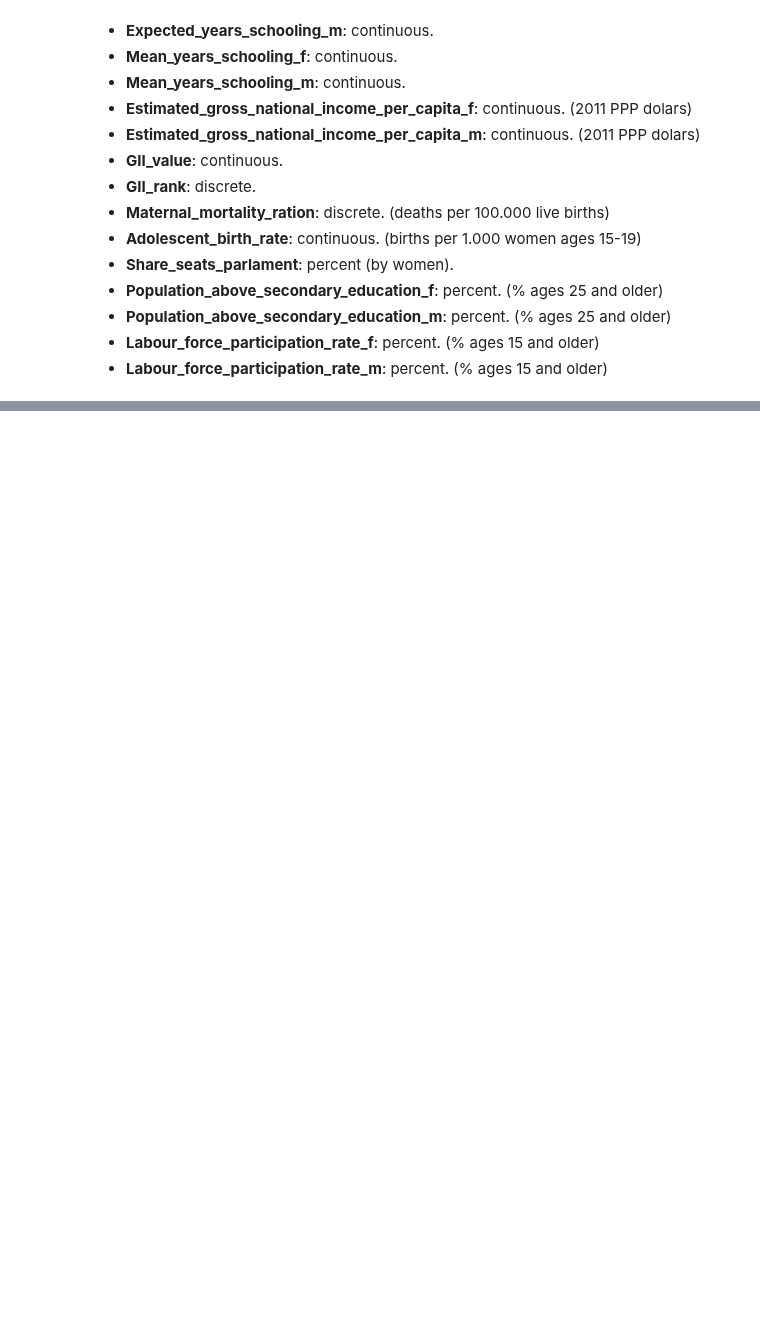
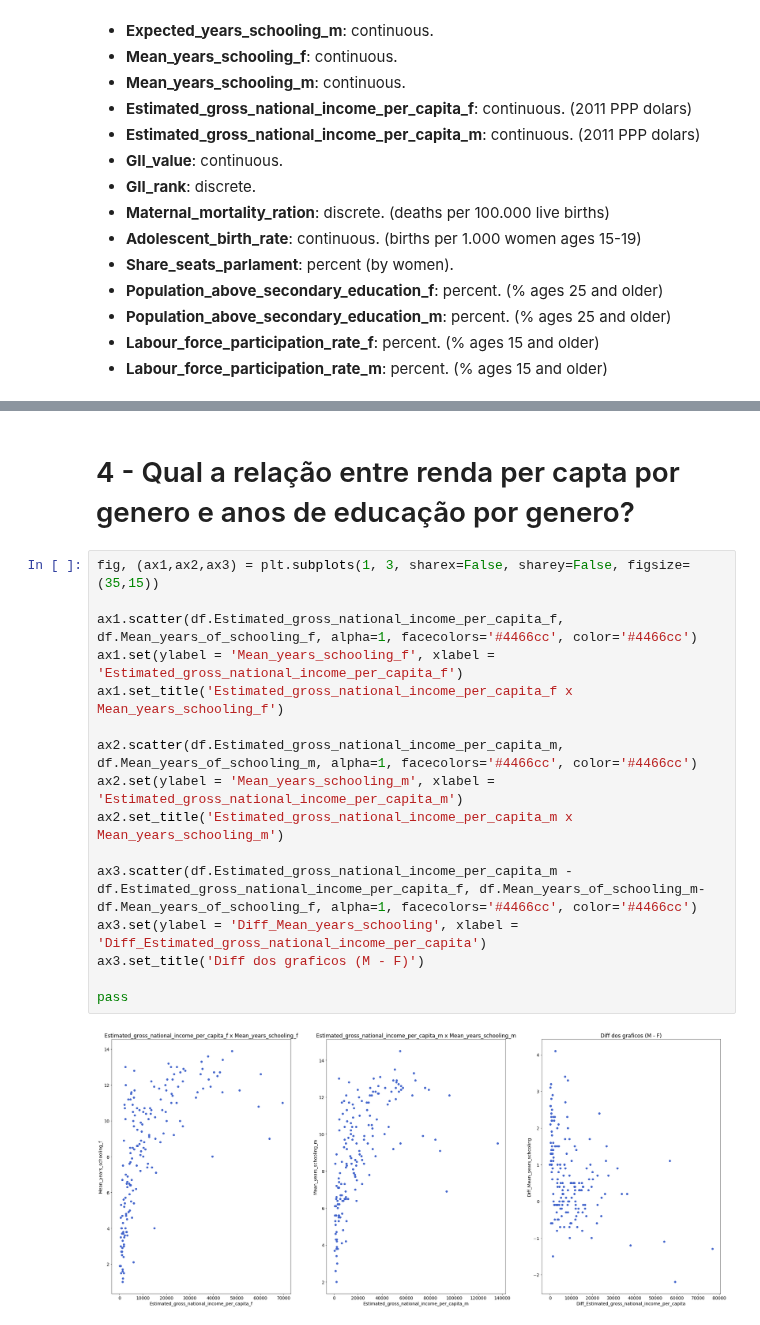
Before and after one commit to Pedro-Magalhaes/Teste, a Jupyter notebook: T1-1.ipynb, the cells around one changed output, grey strips where cells are left out. Drawn from its saved outputs; the diff is of its cells as text; blank space fills up the shorter version.

```diff
--- a/T1-1.ipynb
+++ b/T1-1.ipynb
@@ -192,0 +280,20 @@ pass
+# %% [markdown]
+# 4 - Qual a relação entre renda per capta por genero e anos de educação por genero?
+# %%
+fig, (ax1,ax2,ax3) = plt.subplots(1, 3, sharex=False, sharey=False, figsize=(35,15))
+
+ax1.scatter(df.Estimated_gross_national_income_per_capita_f, df.Mean_years_of_schooling_f, alpha=1, facecolors='#4466cc', color='#4466cc')
+ax1.set(ylabel = 'Mean_years_schooling_f', xlabel = 'Estimated_gross_national_income_per_capita_f')
+ax1.set_title('Estimated_gross_national_income_per_capita_f x Mean_years_schooling_f')
+
+ax2.scatter(df.Estimated_gross_national_income_per_capita_m, df.Mean_years_of_schooling_m, alpha=1, facecolors='#4466cc', color='#4466cc')
+ax2.set(ylabel = 'Mean_years_schooling_m', xlabel = 'Estimated_gross_national_income_per_capita_m')
+ax2.set_title('Estimated_gross_national_income_per_capita_m x Mean_years_schooling_m')
+
+ax3.scatter(df.Estimated_gross_national_income_per_capita_m - df.Estimated_gross_national_income_per_capita_f, df.Mean_years_of_schooling_m-df.Mean_years_of_schooling_f, alpha=1, facecolors='#4466cc', color='#4466cc')
+ax3.set(ylabel = 'Diff_Mean_years_schooling', xlabel = 'Diff_Estimated_gross_national_income_per_capita')
+ax3.set_title('Diff dos graficos (M - F)')
+
+pass
+# %% [output]
+[figure, added]
```
Also changed, not shown: parts of 40 cells of this notebook.
